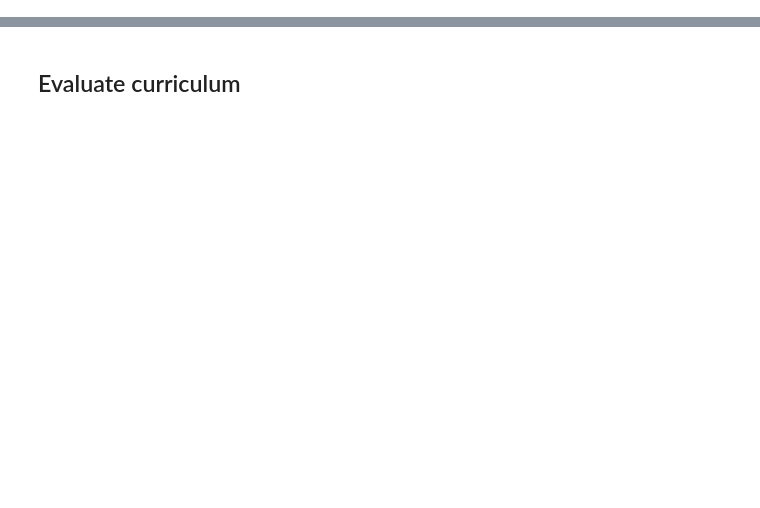
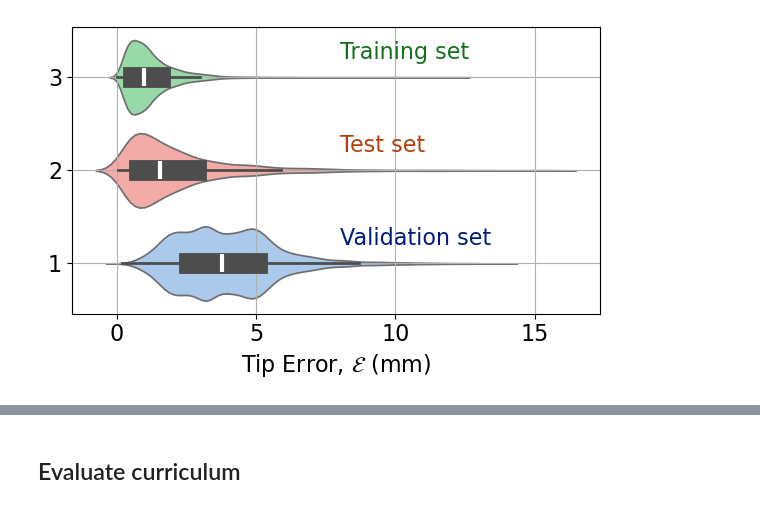
Before and after one commit to noobcode/soft_tex, a Jupyter notebook: notebooks/validate.ipynb, the cells around one changed output, grey strips where cells are left out. Cells and saved outputs as stored; diff of their text form; code cells hidden in the pictures; blank space fills up the shorter version.

```diff
--- a/notebooks/validate.ipynb
+++ b/notebooks/validate.ipynb
@@ -16,23 +16,8 @@ sys.path.append('..')
 
 import soft_tex.common.aux_plot
 from soft_tex.common.aux_data import get_dataset_dict, exponential_moving_average
-from soft_tex.model.networks import SoftSensingLSTM
-
-plt.rcParams['pdf.fonttype'] = 42
-plt.rcParams['ps.fonttype'] = 42
+from soft_tex.model.parallel_net import ParallelSoftSensingLSTM
+#from soft_tex.models.networks import ParallelSoftSensingLSTM
-# %%
-def exponential_moving_average(x, alpha):
-    assert(type(alpha) == float or len(alpha) == x.shape[1])
-    assert(np.all(alpha < 1))
-    assert(np.all(alpha >  0))
-
-    s = np.zeros_like(x)
-
-    s[0,:] = x[0,:]
-    for t in range(1, len(x), 1):
-        s[t,:] = alpha * x[t,:] + (1 - alpha) * s[t-1,:]
-
-    return s
 # %%
 data_dir_path = '../data/SoftTex/'
 dataset_names = ['dataset_res_sens_pos_1.mat', 'dataset_res_sens_pos_2.mat', 'dataset_res_sens_pos_3.mat']
@@ -113,7 +101,7 @@ model_path = '../models/trained_model_date_2024.06.09_h_23.57'
 model_path = '../models/trained_model_date_2024.06.10_h_10.37'
 
 # curriculum
-model_path = '../models/trained_model_date_2024.06.10_h_12.00' # 3.4 curriculum
+model_path = '../trainings/trained_model_date_2024.06.10_h_12.00.pth' # 3.4 curriculum
 
 # no curriculum
 #model_path = '../models/trained_model_date_2024.06.12_h_15.23' # no curriculum, seq_len = 20 fixed
@@ -121,7 +109,12 @@ model_path = '../models/trained_model_date_2024.06.10_h_12.00' # 3.4 curriculum
 #model_path = '../models/trained_model_date_2024.06.12_h_18.08' # no curriculum, seq_len = 40 fixed
 #model_path = '../models/trained_model_date_2024.06.12_h_16.28' # no curriculum, seq_len = 60 fixed
 
-net = th.load(model_path)
-net.eval()
+# new pc
+#model_path = '../trainings/training_date_2024.12.23_h_10.18.pth'
+model_path = '../trainings/training_date_2024.12.23_h_11.44.pth'
+#model_path = '../trainings/training_date_2024.12.23_h_12.09.pth'
+
+results = th.load(model_path)
+net = results['net'].to('cpu').eval()
 
 print(net)
@@ -178,30 +191,32 @@ print("Overall (%%L): %.1f +- %.1f" % (np.mean(np.concatenate(all_errors)) / L *
 # %%
-fig = plt.figure(figsize=(6,4), dpi=600)
+fig = plt.figure(figsize=(6,4), dpi=100)
 
 ax = sns.violinplot(data=all_errors,
                     native_scale=True, orient='h',
                     inner='box',
                     palette=[
                         name_to_violin_color[set_index_to_name_dict[1]],
                         name_to_violin_color[set_index_to_name_dict[2]],
                         name_to_violin_color[set_index_to_name_dict[3]],
                     ], # sns.palettes.SEABORN_PALETTES.keys()
                    inner_kws=dict(box_width=15,
                                   whis_width=2, color=".3", ))
 
 # annotations (dal basso all'alto)
 plt.annotate(text=set_index_to_name_dict[TR_idx], xy=(8, TR_idx - 1 + 0.2), color=sns.palettes.SEABORN_PALETTES['dark'][2]) # 2
 plt.annotate(text=set_index_to_name_dict[VL_idx], xy=(8, VL_idx - 1 + 0.2), color=sns.palettes.SEABORN_PALETTES['dark'][0]) # 1
 plt.annotate(text=set_index_to_name_dict[TS_idx], xy=(8, TS_idx - 1 + 0.2), color=sns.palettes.SEABORN_PALETTES['dark'][1]) # 0
 
 plt.xlabel('Tip Error, $\mathcal{E}$ (mm)')
 plt.yticks([0,1,2], [1, 2, 3])
 plt.grid()
 plt.tight_layout()
-plt.savefig(fname='../figures/error_distributions.pdf', bbox_inches='tight')
-plt.savefig(fname='../figures/error_distributions.png', bbox_inches='tight')
-plt.savefig(fname='../figures/error_distributions.svg', bbox_inches='tight')
+#plt.savefig(fname='../figures/error_distributions.pdf', bbox_inches='tight', dpi=600)
+#plt.savefig(fname='../figures/error_distributions.png', bbox_inches='tight', dpi=600)
+#plt.savefig(fname='../figures/error_distributions.svg', bbox_inches='tight', dpi=600)
 plt.show()
+# %% [output]
+[figure, added]
 # %%
 sampling_frequency = 50 # Hz
 n_samples_1 = errors_1.shape[0]
```
Also changed, not shown: parts of 20 cells of this notebook, 6 other files.
